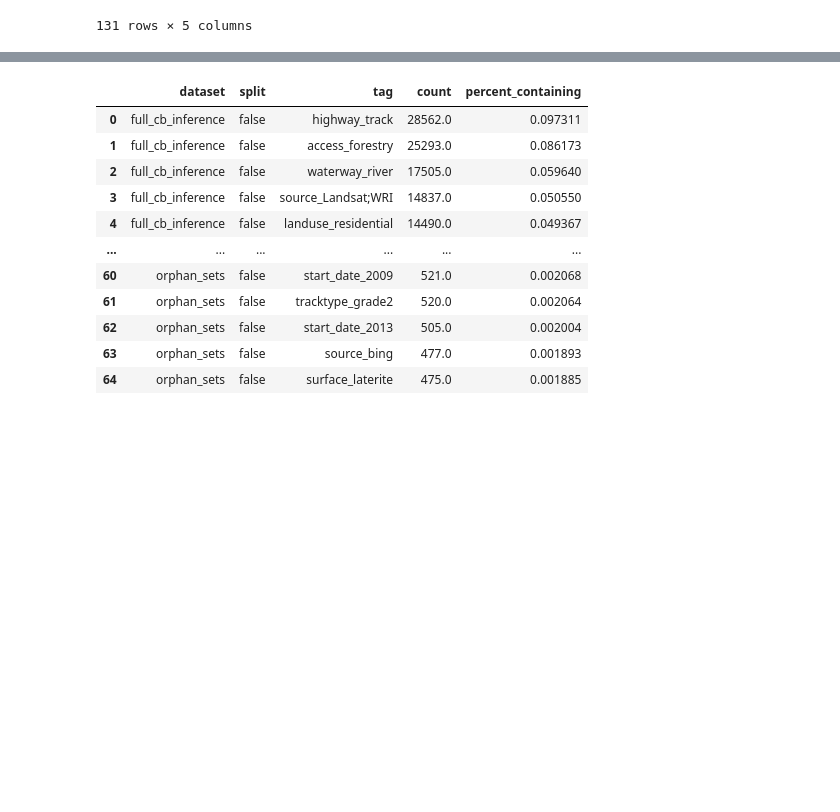
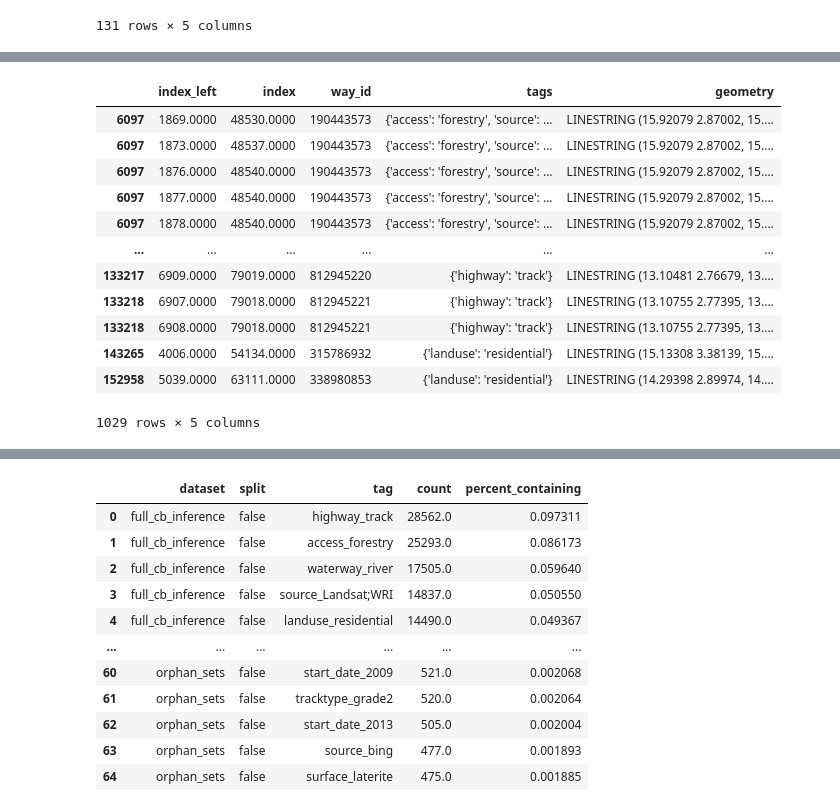
Before and after one commit to Project-Canopy/cb_feature_detection, a Jupyter notebook: analytics/ISL_Predictions_OSM_Intersection.ipynb, the cells around one changed output, grey strips where cells are left out. Drawn from its saved outputs; the diff is of its cells as text; code cells hidden in the pictures; blank space fills up the shorter version.

```diff
--- a/analytics/ISL_Predictions_OSM_Intersection.ipynb
+++ b/analytics/ISL_Predictions_OSM_Intersection.ipynb
@@ -291,0 +338,16 @@ df_most_common_false_osm_tags.to_csv("most_common_osm_tags_on_false_predictions.
+# %%
+tp_osm
+# %% [output]
+|  | index_left | index | way_id | tags | geometry |
+| 6097 | 1869.0000 | 48530.0000 | 190443573 | {'access': 'forestry', 'source': ... | LINESTRING (15.92079 2.87002, 15.... |
+| 6097 | 1873.0000 | 48537.0000 | 190443573 | {'access': 'forestry', 'source': ... | LINESTRING (15.92079 2.87002, 15.... |
+| 6097 | 1876.0000 | 48540.0000 | 190443573 | {'access': 'forestry', 'source': ... | LINESTRING (15.92079 2.87002, 15.... |
+| 6097 | 1877.0000 | 48540.0000 | 190443573 | {'access': 'forestry', 'source': ... | LINESTRING (15.92079 2.87002, 15.... |
+| 6097 | 1878.0000 | 48540.0000 | 190443573 | {'access': 'forestry', 'source': ... | LINESTRING (15.92079 2.87002, 15.... |
+| ... | ... | ... | ... | ... | ... |
+| 133217 | 6909.0000 | 79019.0000 | 812945220 | {'highway': 'track'} | LINESTRING (13.10481 2.76679, 13.... |
+| 133218 | 6907.0000 | 79018.0000 | 812945221 | {'highway': 'track'} | LINESTRING (13.10755 2.77395, 13.... |
+| 133218 | 6908.0000 | 79018.0000 | 812945221 | {'highway': 'track'} | LINESTRING (13.10755 2.77395, 13.... |
+| 143265 | 4006.0000 | 54134.0000 | 315786932 | {'landuse': 'residential'} | LINESTRING (15.13308 3.38139, 15.... |
+| 152958 | 5039.0000 | 63111.0000 | 338980853 | {'landuse': 'residential'} | LINESTRING (14.29398 2.89974, 14.... |
+1029 rows × 5 columns
```
Also changed, not shown: parts of 16 cells of this notebook, 1 other file.
